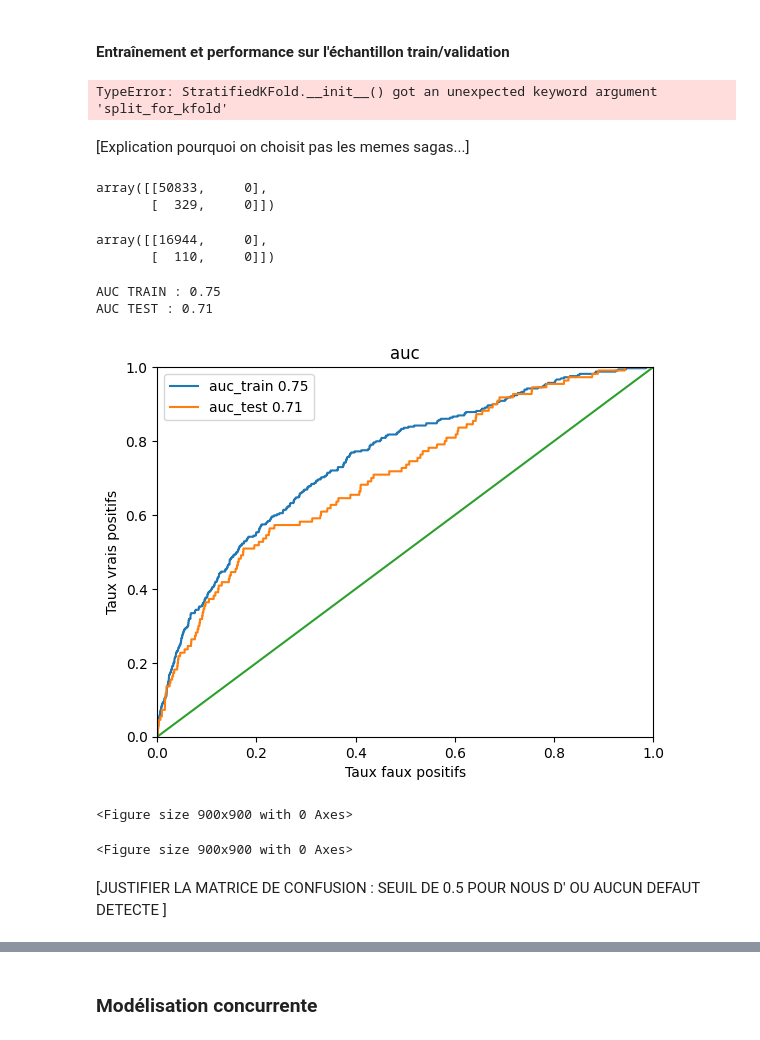
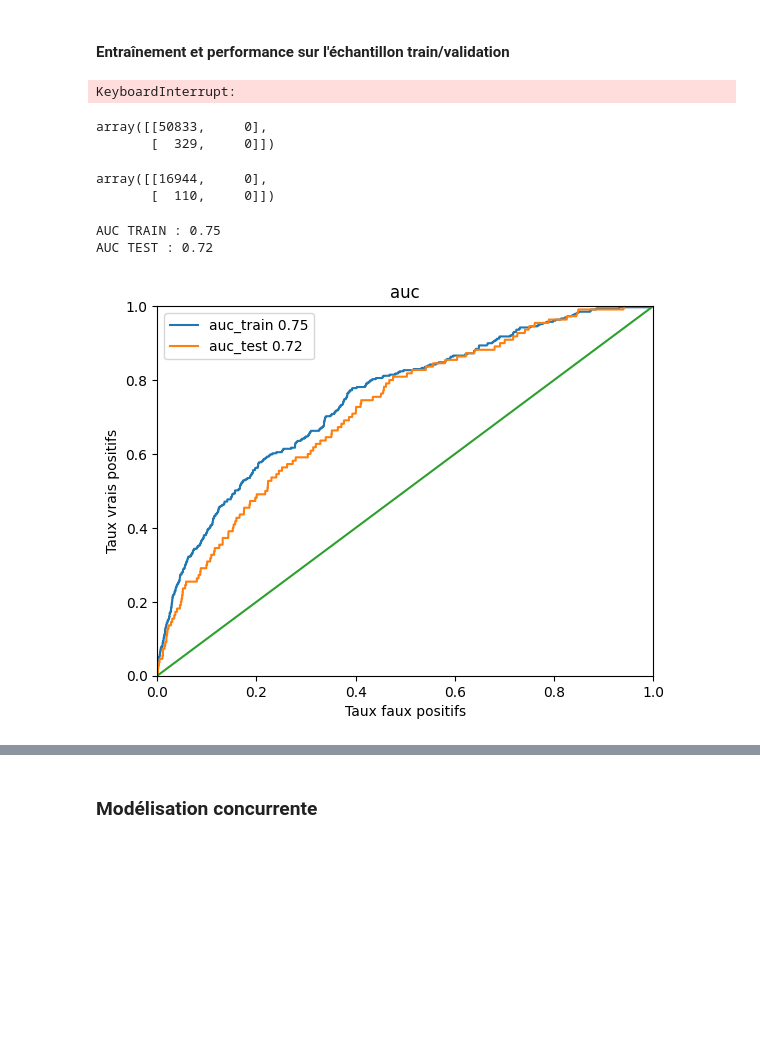
Before and after one commit to luciegaba/Real-Estate-Default-Modeling, a Jupyter notebook: projet_lcl_modelling.ipynb, the cells around one changed output, grey strips where cells are left out. Cells and saved outputs as stored; diff of their text form; code cells hidden in the pictures; blank space fills up the shorter version.

```diff
--- a/projet_lcl_modelling.ipynb
+++ b/projet_lcl_modelling.ipynb
@@ -32,8 +32,8 @@ warnings.filterwarnings("ignore")
 col_selected=["g_quotite", "g_PCT_TEG_TAEG_CRI", "g_MOY_ANC_PROF_BRP", "g_MNT_TOT_ASSURANCE_CRI", "g_COUT_RACHAT_BRP", "g_BEST_APPORT_TX_BRP","TOP_NAT_FR_CRI","QUA_INT_MAX_BRP","QUA_INT_1_BRP",
         "IRPRO_USAGE_V12_MAX", "IRPAR_USAGE_V12_MAX","IND_PRIMO_ACCEDT_CRI","COD_TYPE_MARCHE_CRI","COD_SITU_LOGT_CRI", "COD_CPPOP_CRI","CODTYP_CRT_TRAVAIL_CRI" ]
 # %%
-
-x_base_train = pd.read_csv('x_train.csv').drop(columns="Unnamed: 0")
-df_test = pd.read_csv('x_test.csv').drop(columns="Unnamed: 0")
-x_oot = pd.read_csv('x_oot.csv') .drop(columns="Unnamed: 0")
+""" ON IMPORTE LES CSV DES DIFFERENTS SAMPLES (PREPROCESSES)"""
+x_base_train = pd.read_csv('data/output/x_train.csv').drop(columns="Unnamed: 0")
+df_test = pd.read_csv('data/output/x_test.csv').drop(columns="Unnamed: 0")
+x_oot = pd.read_csv('data/output/x_oot.csv') .drop(columns="Unnamed: 0")
 # %%
@@ -101,6 +71,8 @@ x_train, x_test, y_train, y_test=train_test_split(x_base_train,y_base_train,stra
 # %% [markdown]
 #### Entraînement et performance sur l'échantillon train/validation
 # %%
+""" GRIDSEARCH POUR LOGISTIQUE"""
+
 logistic_model=LogisticRegression()
 grid_logistic = {'penalty' : ['elasticnet' ] ,
 'C' : [0.01, 0.1 , 10] ,
@@ -108,14 +80,11 @@ grid_logistic = {'penalty' : ['elasticnet' ] ,
 'l1_ratio' : [ 0.01 , 0.1],
 'class_weight' : [ {1 : class_} for class_ in [1,2,5]  ] }
 
-""" GRIDSEARCH POUR LOGISTIQUE"""
 
 params=gridsearchcv_for_model(logistic_model,x_train,y_train,grid_logistic,train_mod_with_best_params=False)
 print("Best parameters:",params)
 # %% [output]
-TypeError: StratifiedKFold.__init__() got an unexpected keyword argument 'split_for_kfold'
+KeyboardInterrupt:
-# %% [markdown]
-[Explication pourquoi on choisit pas les memes sagas...]
 # %%
 """ PARAMETRES FINALEMENT RETENUS:"""
 params_for_logistic={'random_state':42 ,
@@ -129,18 +99,13 @@ params_for_logistic={'random_state':42 ,
 logistic_final=LogisticRegression(**params_for_logistic)
 logistic_final=fitting_model(logistic_final,x_train,y_train)
 # %%
-
+""" GRAPHIQUE AUC LOGISTIQUE"""
 evaluation(logistic_final,x_train,x_test,y_train,y_test)
 # %% [output]
 array([[50833,     0],
        [  329,     0]])
 array([[16944,     0],
        [  110,     0]])
 AUC TRAIN : 0.75
-AUC TEST : 0.71
+AUC TEST : 0.72
-[figure, old version]
+[figure, new version]
-<Figure size 900x900 with 0 Axes>
-<Figure size 900x900 with 0 Axes>
-# %% [markdown]
-[JUSTIFIER LA MATRICE DE CONFUSION : SEUIL DE 0.5 POUR NOUS D' OU AUCUN DEFAUT DETECTE
-]
```
Also changed, not shown: parts of 26 cells of this notebook, 38 other files.
